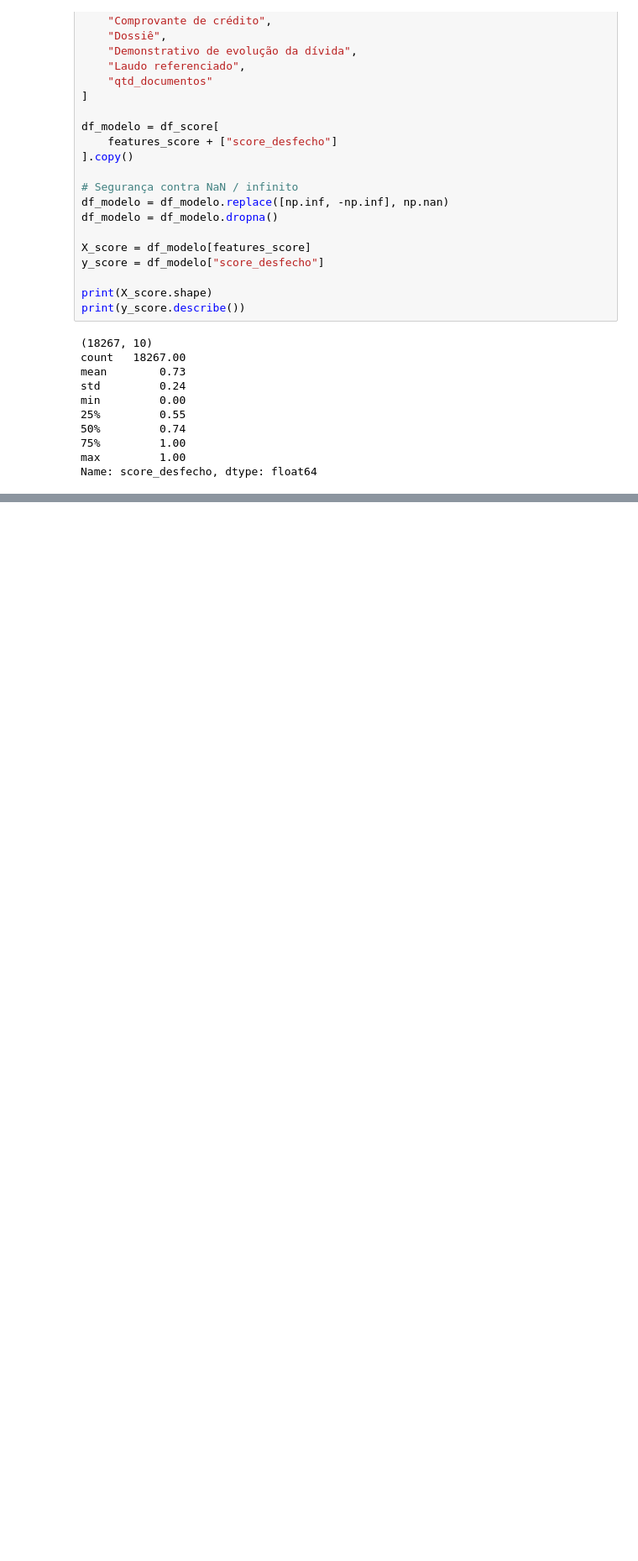
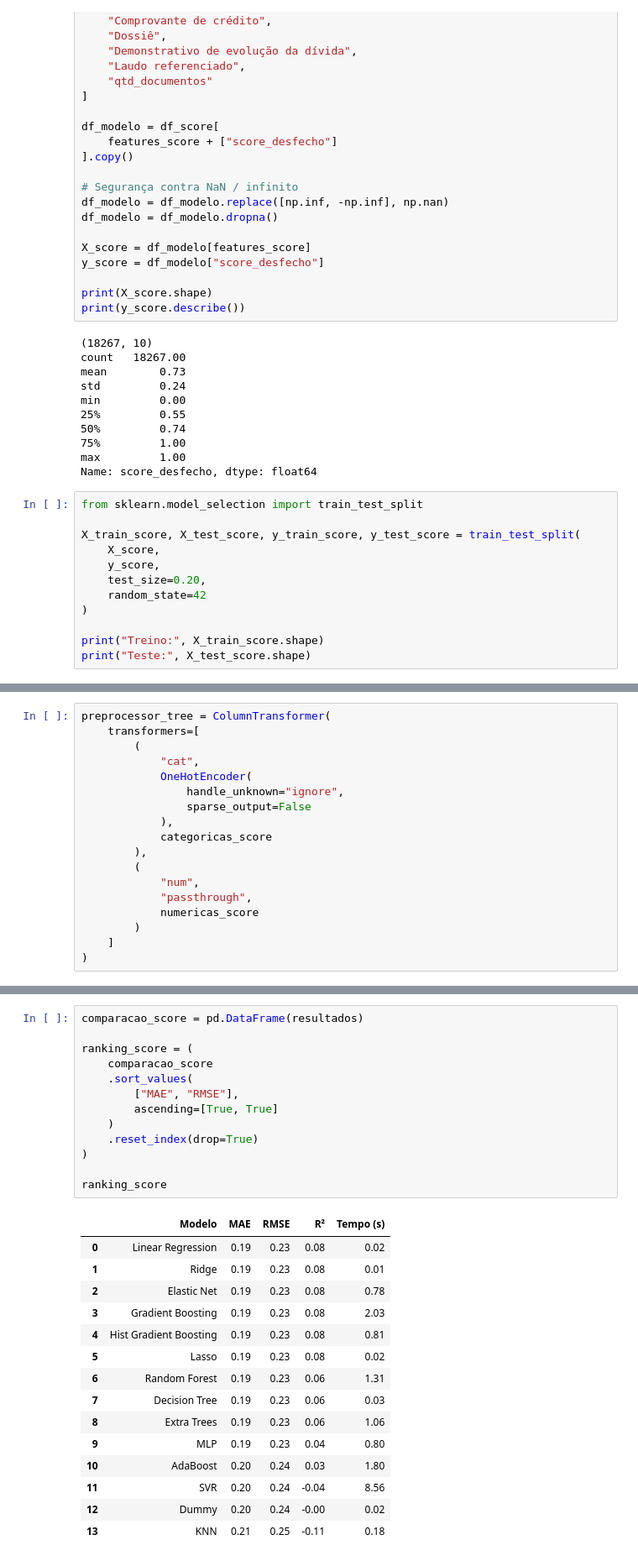
Before and after one commit to Fishguto5/Hackathon-Enter-Unicamp, a Jupyter notebook: teste/ML_Ana_testes.ipynb, the cells around one changed output, grey strips where cells are left out. Shown at 84% size. Drawn from its saved outputs; the diff is of its cells as text; blank space fills up the shorter version.

Commit message:
mais testes

```diff
--- a/teste/ML_Ana_testes.ipynb
+++ b/teste/ML_Ana_testes.ipynb
@@ -2489,3 +2489,15 @@ min         0.00
 75%         1.00
 max         1.00
 Name: score_desfecho, dtype: float64
+# %%
+from sklearn.model_selection import train_test_split
+
+X_train_score, X_test_score, y_train_score, y_test_score = train_test_split(
+    X_score,
+    y_score,
+    test_size=0.20,
+    random_state=42
+)
+
+print("Treino:", X_train_score.shape)
+print("Teste:", X_test_score.shape)
@@ -2491,0 +2544,18 @@ Name: score_desfecho, dtype: float64
+# %%
+preprocessor_tree = ColumnTransformer(
+    transformers=[
+        (
+            "cat",
+            OneHotEncoder(
+                handle_unknown="ignore",
+                sparse_output=False
+            ),
+            categoricas_score
+        ),
+        (
+            "num",
+            "passthrough",
+            numericas_score
+        )
+    ]
+)
@@ -2491,0 +2784,29 @@ Name: score_desfecho, dtype: float64
+# %%
+comparacao_score = pd.DataFrame(resultados)
+
+ranking_score = (
+    comparacao_score
+    .sort_values(
+        ["MAE", "RMSE"],
+        ascending=[True, True]
+    )
+    .reset_index(drop=True)
+)
+
+ranking_score
+# %% [output]
+|  | Modelo | MAE | RMSE | R² | Tempo (s) |
+| 0 | Linear Regression | 0.19 | 0.23 | 0.08 | 0.02 |
+| 1 | Ridge | 0.19 | 0.23 | 0.08 | 0.01 |
+| 2 | Elastic Net | 0.19 | 0.23 | 0.08 | 0.78 |
+| 3 | Gradient Boosting | 0.19 | 0.23 | 0.08 | 2.03 |
+| 4 | Hist Gradient Boosting | 0.19 | 0.23 | 0.08 | 0.81 |
+| 5 | Lasso | 0.19 | 0.23 | 0.08 | 0.02 |
+| 6 | Random Forest | 0.19 | 0.23 | 0.06 | 1.31 |
+| 7 | Decision Tree | 0.19 | 0.23 | 0.06 | 0.03 |
+| 8 | Extra Trees | 0.19 | 0.23 | 0.06 | 1.06 |
+| 9 | MLP | 0.19 | 0.23 | 0.04 | 0.80 |
+| 10 | AdaBoost | 0.20 | 0.24 | 0.03 | 1.80 |
+| 11 | SVR | 0.20 | 0.24 | -0.04 | 8.56 |
+| 12 | Dummy | 0.20 | 0.24 | -0.00 | 0.02 |
+| 13 | KNN | 0.21 | 0.25 | -0.11 | 0.18 |
```
Also changed, not shown: parts of 24 cells of this notebook.
